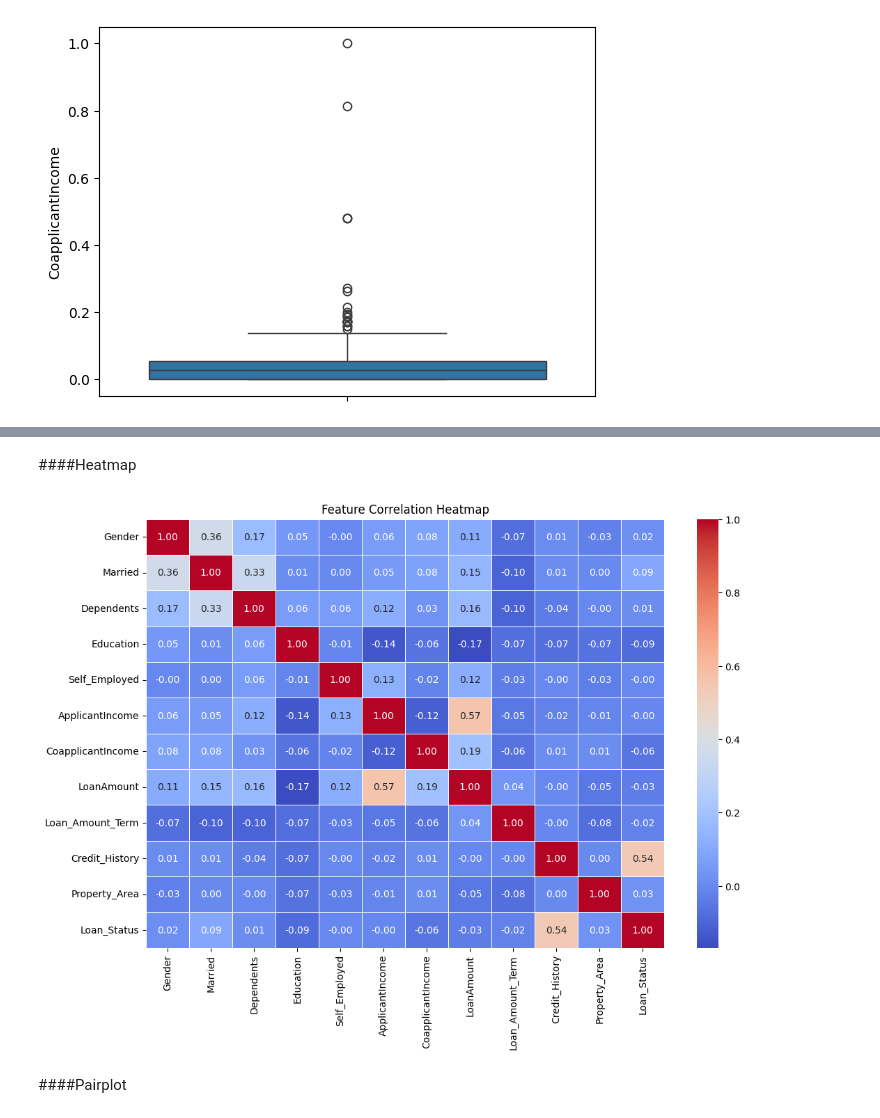
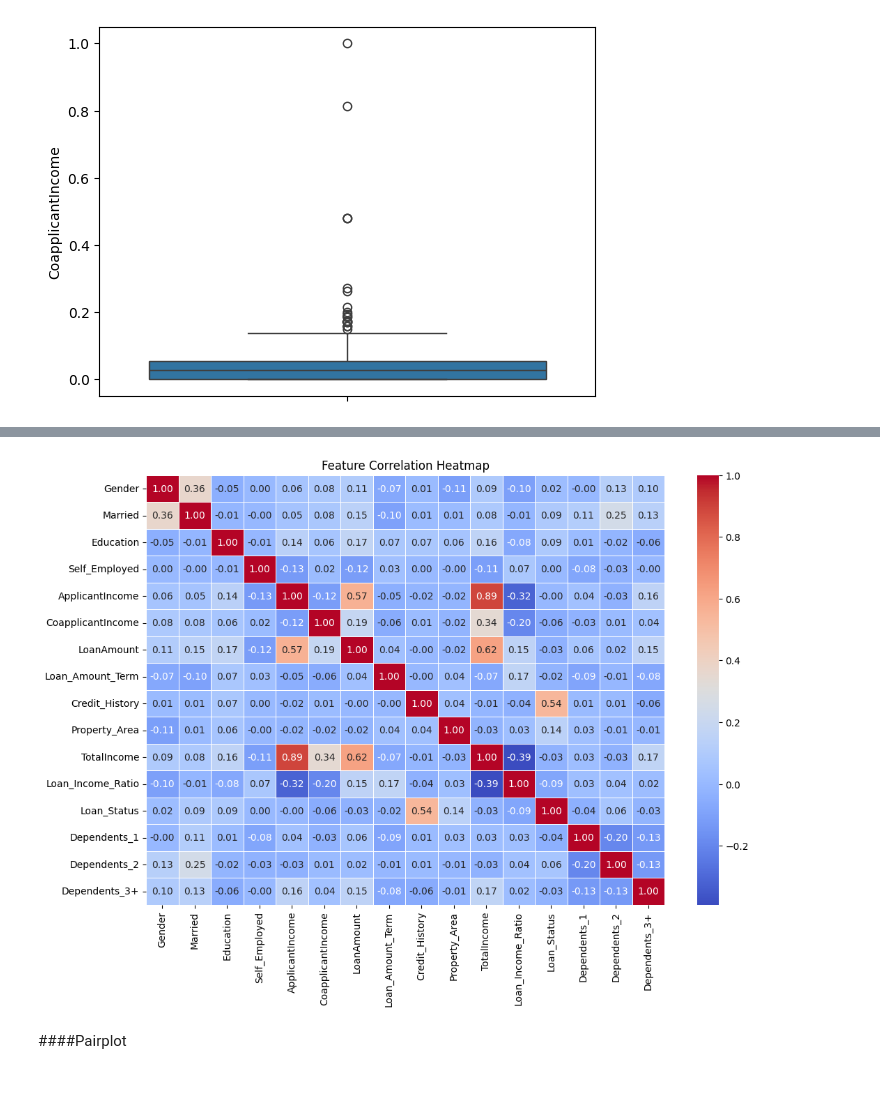
Before and after one commit to MuneefMumthas/CO653-TEAM-EM, a Jupyter notebook: CO653-TEAM-EM.ipynb, the cells around one changed output, grey strips where cells are left out. Cells and saved outputs as stored; diff of their text form; code cells hidden in the pictures; blank space fills up the shorter version.

```diff
--- a/CO653-TEAM-EM.ipynb
+++ b/CO653-TEAM-EM.ipynb
@@ -291,3 +228,6 @@ Column: Loan_Status
+# %%
+train['Credit_History'] = train['Credit_History'].fillna(0)
+test['Credit_History'] = test['Credit_History'].fillna(0)
 # %%
 train.head()
 # %% [output]
@@ -324,3 +295,40 @@ Column: Property_Area
+# %%
+from sklearn.preprocessing import MinMaxScaler
+# Define the columns to scale
+columns_to_scale = ['ApplicantIncome', 'CoapplicantIncome', 'LoanAmount', 'TotalIncome', 'Loan_Amount_Term']
+# Initialize Min-Max Scaler
+scaler = MinMaxScaler()
+
+# Fit and transform the selected columns
+train_encoded[columns_to_scale] = scaler.fit_transform(train_encoded[columns_to_scale])
+test_encoded[columns_to_scale] = scaler.transform(test_encoded[columns_to_scale])  # Use the same scaler for test data
+# %%
+from sklearn.preprocessing import OneHotEncoder
+
+# Initialize OneHotEncoder
+encoder = OneHotEncoder(sparse_output=False, drop='first')  # drop='first' to avoid multicollinearity
+
+# Fit and transform the 'Dependents' column
+dependents_encoded = encoder.fit_transform(train_encoded[['Dependents']])
+
+# Convert to DataFrame with meaningful column names
+dependents_df = pd.DataFrame(dependents_encoded, columns=encoder.get_feature_names_out(['Dependents']))
+
+# Concatenate the encoded columns back to the original dataset
+train = pd.concat([train_encoded.drop(columns=['Dependents']), dependents_df], axis=1)
+
+# Apply the same transformation to test data
+dependents_encoded_test = encoder.transform(test_encoded[['Dependents']])
+dependents_df_test = pd.DataFrame(dependents_encoded_test, columns=encoder.get_feature_names_out(['Dependents']))
+test = pd.concat([test_encoded.drop(columns=['Dependents']), dependents_df_test], axis=1)
+# %%
+from sklearn.preprocessing import LabelEncoder
+
+# Initialise the encoder
+label_encoder = LabelEncoder()
+
+# Fit and transform Loan_Status
+train['Loan_Status'] = label_encoder.fit_transform(train['Loan_Status'])
 # %%
 train.head()
 # %% [output]
@@ -457,12 +382,10 @@ plt.show()
-# %% [markdown]
-####Heatmap
 # %%
 plt.figure(figsize=(12, 8))
-sns.heatmap(train_scaled.corr(), annot=True, fmt=".2f", cmap="coolwarm", linewidths=0.5)
+sns.heatmap(train.corr(), annot=True, fmt=".2f", cmap="coolwarm", linewidths=0.5)
 plt.title("Feature Correlation Heatmap")
 plt.show()
 # %% [output]
-[figure, old version]
+[figure, new version]
 # %% [markdown]
 ####Pairplot
 # %%
```
Also changed, not shown: parts of 55 cells of this notebook.
